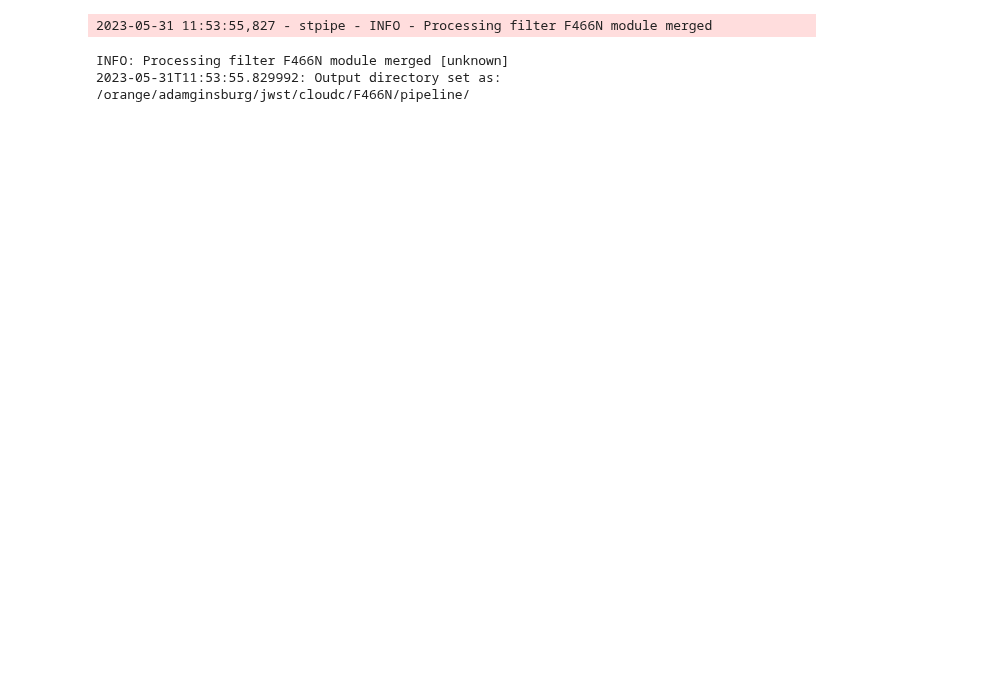
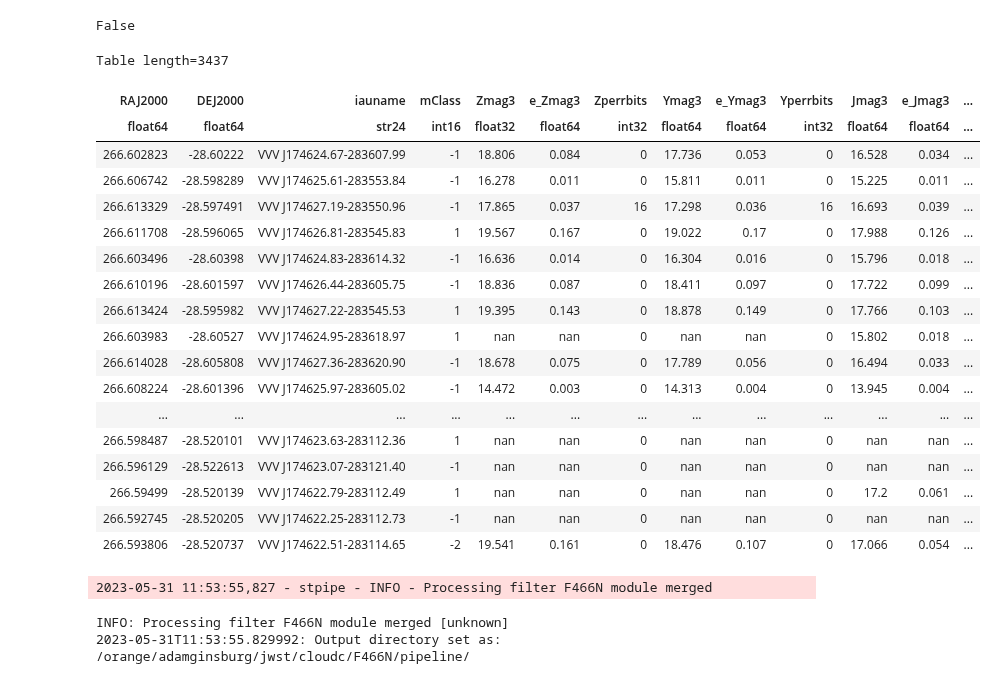
Before and after one commit to SpacialTree/brick-jwst-2221, a Jupyter notebook: reduction/reduction_2.ipynb, the cells around one changed output. Cells and saved outputs as stored; diff of their text form; code cells hidden in the pictures; blank space fills up the shorter version.

```diff
--- a/reduction/reduction_2.ipynb
+++ b/reduction/reduction_2.ipynb
@@ -67,0 +88,2 @@ To add an exception for this directory, call:
+# %%
+vvvcat = fits.open('/orange/adamginsburg/jwst/cloudc//F466N/pipeline/jw02221-o001_t001_nircam_clear-F466N-merged_vvvcat.fits')
@@ -68,3 +103,33 @@ To add an exception for this directory, call:
+# %%
+
+vvvdr2fn = '/orange/adamginsburg/jwst/cloudc//F466N/pipeline/jw02221-o002_t001_nircam_clear-F466N-merged_vvvcat.ecsv'
+#(f'{basepath}/{filtername.upper()}/pipeline/jw02221-o{field}_t001_nircam_clear-{filtername}-{module}_vvvcat.ecsv')
+
+os.path.exists(vvvdr2fn)
+# %% [output]
+False
+# %%
+Table(vvvcat[1].data)
+# %% [output]
+Table length=3437
+| RAJ2000 | DEJ2000 | iauname | mClass | Zmag3 | e_Zmag3 | Zperrbits | Ymag3 | e_Ymag3 | Yperrbits | Jmag3 | e_Jmag3 | ... |
+| float64 | float64 | str24 | int16 | float32 | float64 | int32 | float64 | float64 | int32 | float64 | float64 | ... |
+| 266.602823 | -28.60222 | VVV J174624.67-283607.99 | -1 | 18.806 | 0.084 | 0 | 17.736 | 0.053 | 0 | 16.528 | 0.034 | ... |
+| 266.606742 | -28.598289 | VVV J174625.61-283553.84 | -1 | 16.278 | 0.011 | 0 | 15.811 | 0.011 | 0 | 15.225 | 0.011 | ... |
+| 266.613329 | -28.597491 | VVV J174627.19-283550.96 | -1 | 17.865 | 0.037 | 16 | 17.298 | 0.036 | 16 | 16.693 | 0.039 | ... |
+| 266.611708 | -28.596065 | VVV J174626.81-283545.83 | 1 | 19.567 | 0.167 | 0 | 19.022 | 0.17 | 0 | 17.988 | 0.126 | ... |
+| 266.603496 | -28.60398 | VVV J174624.83-283614.32 | -1 | 16.636 | 0.014 | 0 | 16.304 | 0.016 | 0 | 15.796 | 0.018 | ... |
+| 266.610196 | -28.601597 | VVV J174626.44-283605.75 | -1 | 18.836 | 0.087 | 0 | 18.411 | 0.097 | 0 | 17.722 | 0.099 | ... |
+| 266.613424 | -28.595982 | VVV J174627.22-283545.53 | 1 | 19.395 | 0.143 | 0 | 18.878 | 0.149 | 0 | 17.766 | 0.103 | ... |
+| 266.603983 | -28.60527 | VVV J174624.95-283618.97 | 1 | nan | nan | 0 | nan | nan | 0 | 15.802 | 0.018 | ... |
+| 266.614028 | -28.605808 | VVV J174627.36-283620.90 | -1 | 18.678 | 0.075 | 0 | 17.789 | 0.056 | 0 | 16.494 | 0.033 | ... |
+| 266.608224 | -28.601396 | VVV J174625.97-283605.02 | -1 | 14.472 | 0.003 | 0 | 14.313 | 0.004 | 0 | 13.945 | 0.004 | ... |
+| ... | ... | ... | ... | ... | ... | ... | ... | ... | ... | ... | ... | ... |
+| 266.598487 | -28.520101 | VVV J174623.63-283112.36 | 1 | nan | nan | 0 | nan | nan | 0 | nan | nan | ... |
+| 266.596129 | -28.522613 | VVV J174623.07-283121.40 | -1 | nan | nan | 0 | nan | nan | 0 | nan | nan | ... |
+| 266.59499 | -28.520139 | VVV J174622.79-283112.49 | 1 | nan | nan | 0 | nan | nan | 0 | 17.2 | 0.061 | ... |
+| 266.592745 | -28.520205 | VVV J174622.25-283112.73 | -1 | nan | nan | 0 | nan | nan | 0 | nan | nan | ... |
+| 266.593806 | -28.520737 | VVV J174622.51-283114.65 | -2 | 19.541 | 0.161 | 0 | 18.476 | 0.107 | 0 | 17.066 | 0.054 | ... |
 # %%
 #def main(filtername, module, Observations=None, regionname='brick', field='001'):
 log.info(f"Processing filter {filtername} module {module}")
```
Also changed, not shown: parts of 4 cells of this notebook, 1 other file.
